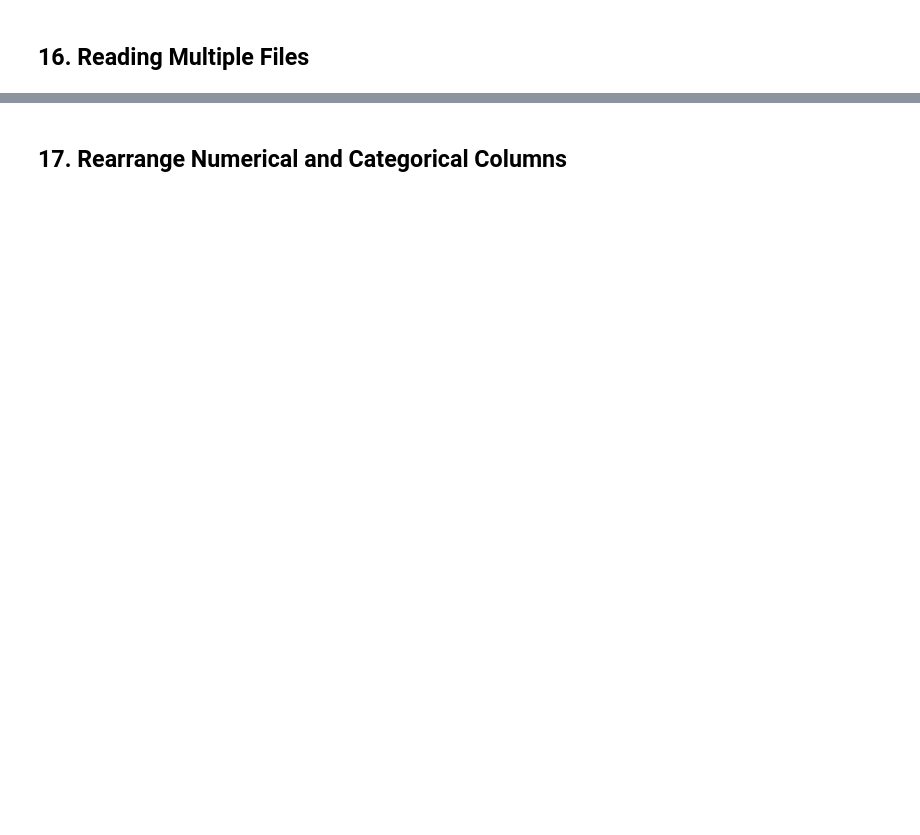
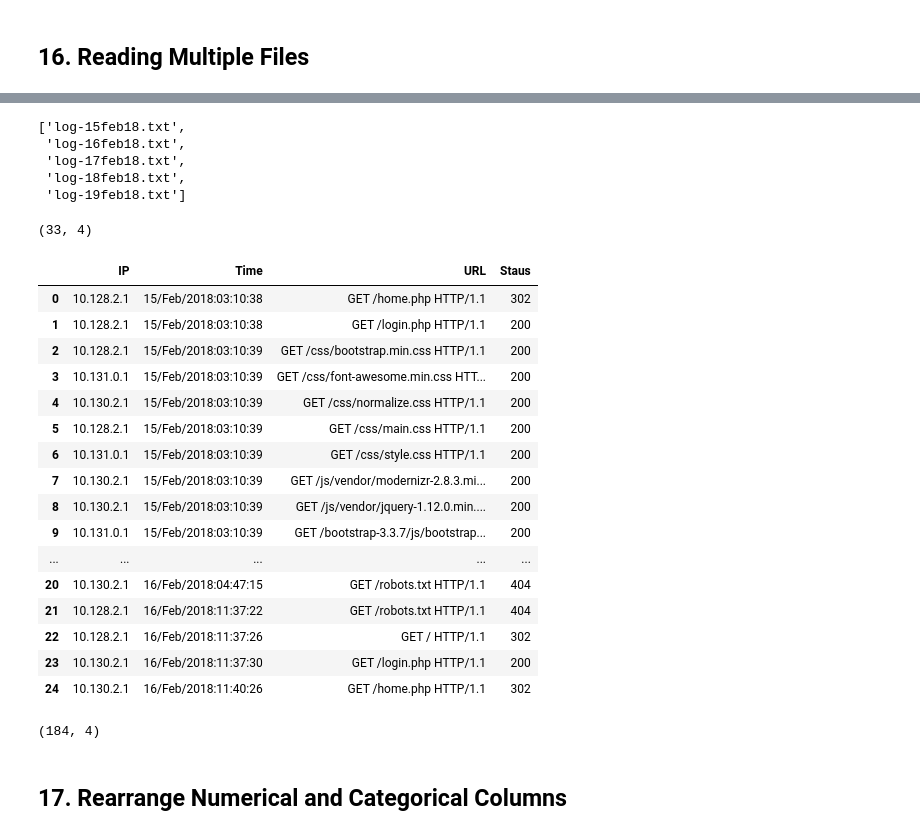
Before and after one commit to datamites/pandas, a Jupyter notebook: Pandas Tutorial - Top 40 Useful Tricks.ipynb, the cells around one changed output, grey strips where cells are left out. Saved outputs shown, nothing was run; the diff lists cells and outputs as text; code cells hidden in the pictures; blank space fills up the shorter version.

```diff
--- a/Pandas Tutorial - Top 40 Useful Tricks.ipynb
+++ b/Pandas Tutorial - Top 40 Useful Tricks.ipynb
@@ -535,2 +679,43 @@ data.pivot_table(columns='orderyear',index="category",values=['profit'],aggfunc=
+# %%
+from glob import glob
+files = glob("log*")
+files.sort()
+files
+# %% [output]
+['log-15feb18.txt',
+ 'log-16feb18.txt',
+ 'log-17feb18.txt',
+ 'log-18feb18.txt',
+ 'log-19feb18.txt']
+# %%
+data = pd.read_csv('log-16feb18.txt')
+data.shape
+# %% [output]
+(33, 4)
+# %%
+data = pd.concat( (pd.read_csv(file) for file in files),ignore_index=True)
+data.head(25)
+# %% [output]
+|  | IP | Time | URL | Staus |
+| 0 | 10.128.2.1 | 15/Feb/2018:03:10:38 | GET /home.php HTTP/1.1 | 302 |
+| 1 | 10.128.2.1 | 15/Feb/2018:03:10:38 | GET /login.php HTTP/1.1 | 200 |
+| 2 | 10.128.2.1 | 15/Feb/2018:03:10:39 | GET /css/bootstrap.min.css HTTP/1.1 | 200 |
+| 3 | 10.131.0.1 | 15/Feb/2018:03:10:39 | GET /css/font-awesome.min.css HTT... | 200 |
+| 4 | 10.130.2.1 | 15/Feb/2018:03:10:39 | GET /css/normalize.css HTTP/1.1 | 200 |
+| 5 | 10.128.2.1 | 15/Feb/2018:03:10:39 | GET /css/main.css HTTP/1.1 | 200 |
+| 6 | 10.131.0.1 | 15/Feb/2018:03:10:39 | GET /css/style.css HTTP/1.1 | 200 |
+| 7 | 10.130.2.1 | 15/Feb/2018:03:10:39 | GET /js/vendor/modernizr-2.8.3.mi... | 200 |
+| 8 | 10.130.2.1 | 15/Feb/2018:03:10:39 | GET /js/vendor/jquery-1.12.0.min.... | 200 |
+| 9 | 10.131.0.1 | 15/Feb/2018:03:10:39 | GET /bootstrap-3.3.7/js/bootstrap... | 200 |
+| ... | ... | ... | ... | ... |
+| 20 | 10.130.2.1 | 16/Feb/2018:04:47:15 | GET /robots.txt HTTP/1.1 | 404 |
+| 21 | 10.128.2.1 | 16/Feb/2018:11:37:22 | GET /robots.txt HTTP/1.1 | 404 |
+| 22 | 10.128.2.1 | 16/Feb/2018:11:37:26 | GET / HTTP/1.1 | 302 |
+| 23 | 10.130.2.1 | 16/Feb/2018:11:37:30 | GET /login.php HTTP/1.1 | 200 |
+| 24 | 10.130.2.1 | 16/Feb/2018:11:40:26 | GET /home.php HTTP/1.1 | 302 |
+# %%
+data.shape
+# %% [output]
+(184, 4)
 # %% [markdown]
 ## 17.	Rearrange Numerical and Categorical Columns
```
Also changed, not shown: parts of 29 cells of this notebook.
